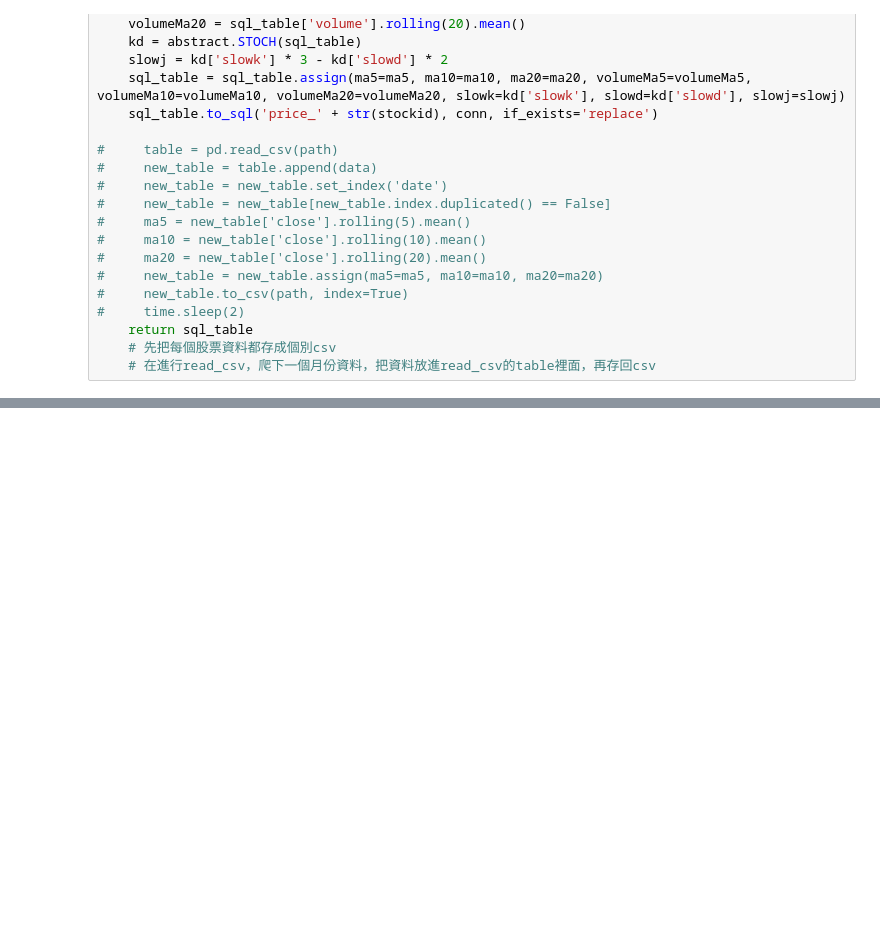
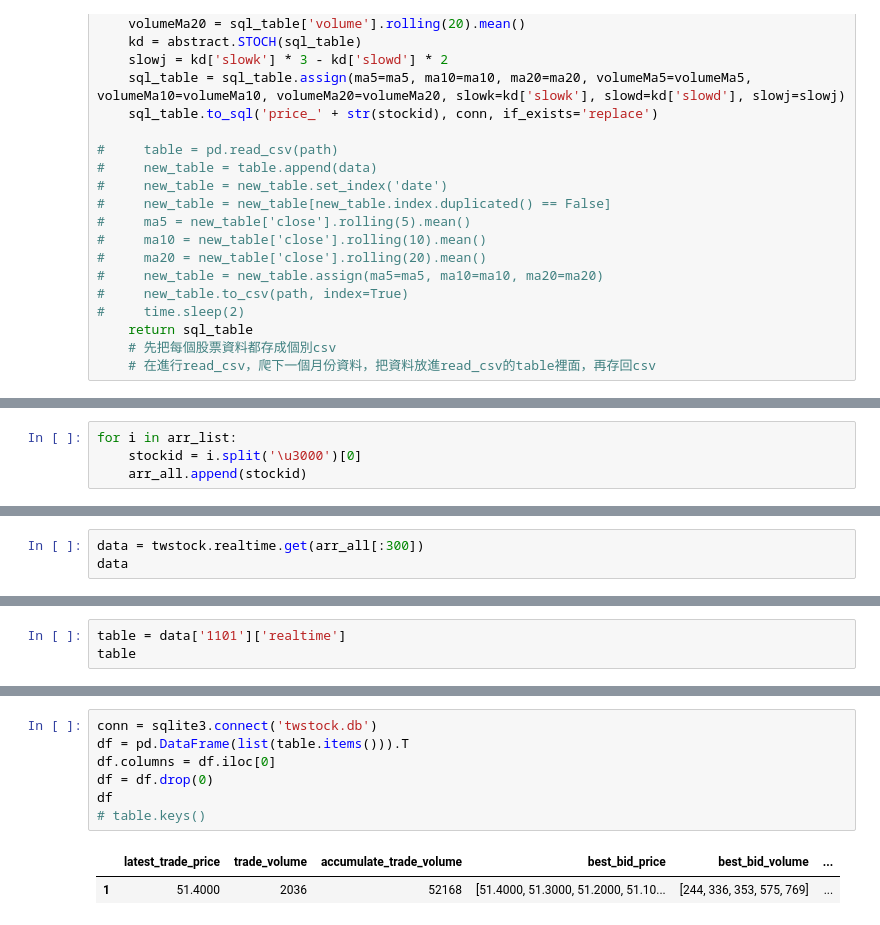
Before and after one commit to renguangz/stockapp, a Jupyter notebook: api/data/crawl_stock_price.ipynb, the cells around one changed output, grey strips where cells are left out. Drawn from its saved outputs; the diff is of its cells as text; blank space fills up the shorter version.

```diff
--- a/api/data/crawl_stock_price.ipynb
+++ b/api/data/crawl_stock_price.ipynb
@@ -131,0 +176,4 @@ To retain the current behavior and silence the warning, pass 'sort=True'.
+# %%
+for i in arr_list:
+    stockid = i.split('\u3000')[0]
+    arr_all.append(stockid)
@@ -131,0 +204,3 @@ To retain the current behavior and silence the warning, pass 'sort=True'.
+# %%
+data = twstock.realtime.get(arr_all[:300])
+data
@@ -131,0 +209,3 @@ To retain the current behavior and silence the warning, pass 'sort=True'.
+# %%
+table = data['1101']['realtime']
+table
@@ -131,0 +223,10 @@ To retain the current behavior and silence the warning, pass 'sort=True'.
+# %%
+conn = sqlite3.connect('twstock.db')
+df = pd.DataFrame(list(table.items())).T
+df.columns = df.iloc[0]
+df = df.drop(0)
+df
+# table.keys()
+# %% [output]
+|  | latest_trade_price | trade_volume | accumulate_trade_volume | best_bid_price | best_bid_volume | ... |
+| 1 | 51.4000 | 2036 | 52168 | [51.4000, 51.3000, 51.2000, 51.10... | [244, 336, 353, 575, 769] | ... |
```
Also changed, not shown: parts of 9 cells of this notebook, 22 other files.
